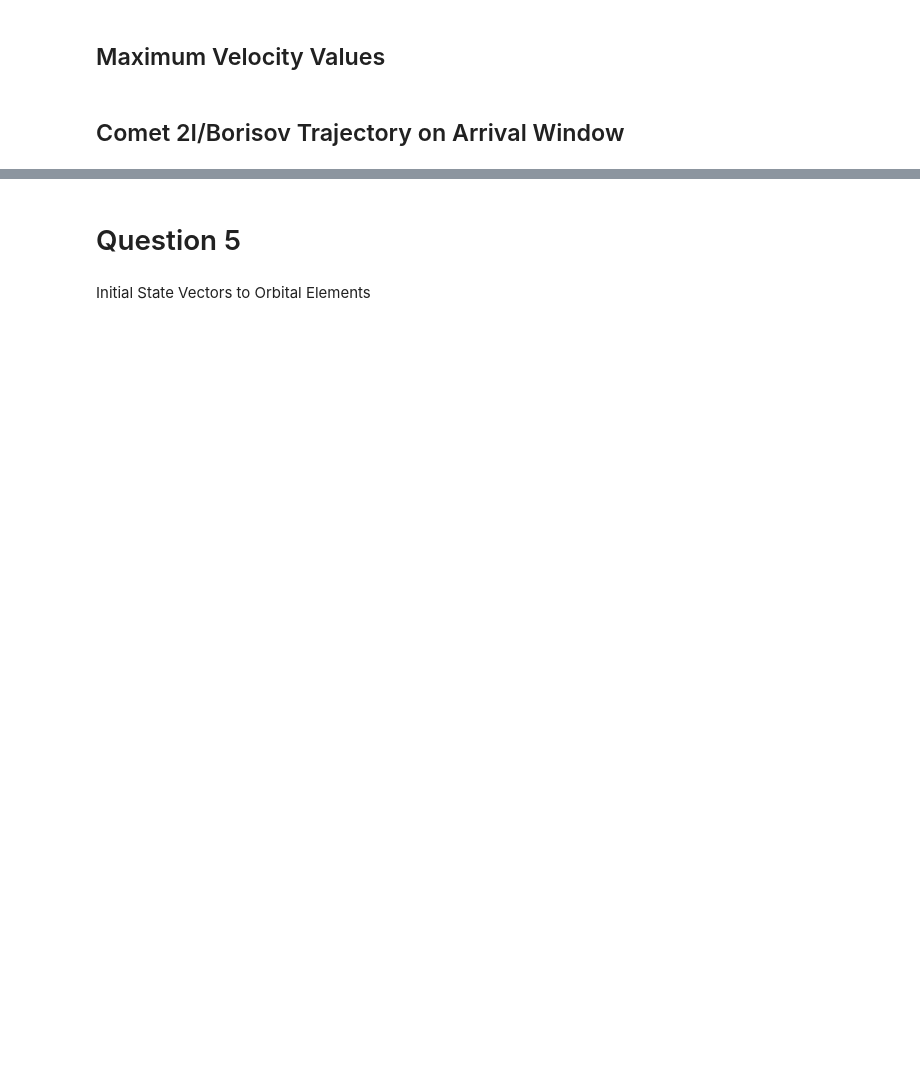
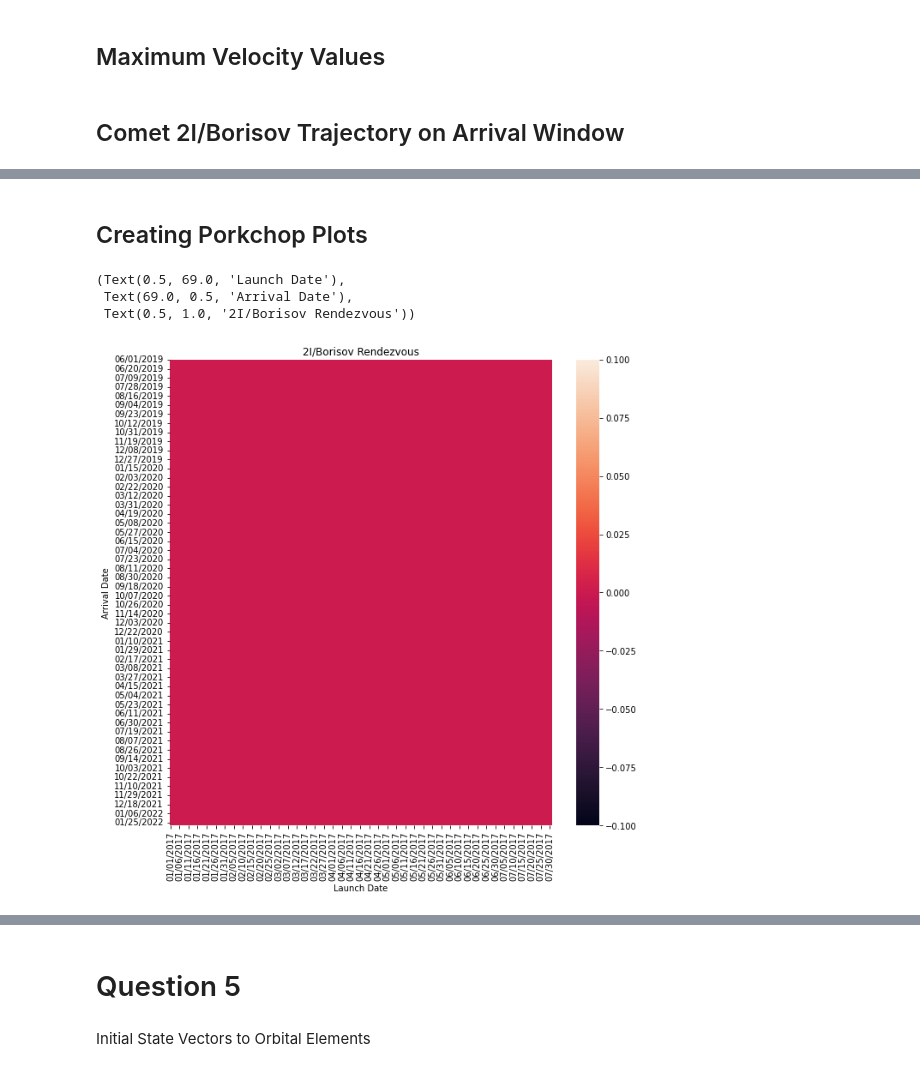
Before and after one commit to QuiteFiber93/Dylan-DSilva-AE502-SP23, a Jupyter notebook: hw1.ipynb, the cells around one changed output, grey strips where cells are left out. Cells and saved outputs as stored; diff of their text form; code cells hidden in the pictures; blank space fills up the shorter version.

```diff
--- a/hw1.ipynb
+++ b/hw1.ipynb
@@ -323,4 +323,17 @@ ValueError: x and y must be the same size
+# %%
+first_launch_date = pd.Timestamp( year = 2017, month = 1, day = 1, hour = 0, minute = 0, second = 0 ).to_julian_date()
+final_launch_date = pd.Timestamp( year = 2017, month = 7, day = 31, hour = 0, minute = 0, second = 0 ).to_julian_date()
+launch_window = np.arange(start = first_launch_date, stop = final_launch_date + 1, step = 1)
+
+first_arrival_date = pd.Timestamp( year = 2019, month = 6, day = 1, hour = 0, minute = 0, second = 0 ).to_julian_date()
+final_arrival_date = pd.Timestamp( year = 2022, month = 1, day = 31, hour = 0, minute = 0, second = 0 ).to_julian_date()
+arrival_window = np.arange(start = first_arrival_date, stop = final_arrival_date + 1, step = 1)
+
+launch_ax, arrival_ax = np.meshgrid(launch_window, arrival_window)
 # %% [markdown]
 ## Maximum Velocity Values
+# %%
+max_delta_v_flyby = 20
+max_delta_v_rendezvous = 60
 # %% [markdown]
 ## Comet 2I/Borisov Trajectory on Arrival Window
@@ -333,3 +348,8 @@ for delta_t in arrival_window-first_launch_date:
     )
     r_2I.append(r)
     v_2I.append(v)
+# %% [markdown]
+## Creating Porkchop Plots
+# %%
+delta_v_data_2I_flyby = np.empty((len(launch_window), len(arrival_window))).T
+delta_v_data_2I_rv = np.empty((len(launch_window), len(arrival_window))).T
@@ -335,0 +396,11 @@ for delta_t in arrival_window-first_launch_date:
+# %%
+df = pd.DataFrame(delta_v_data_2I_rv, index = pd.to_datetime(arrival_window, unit = "D", origin = "julian").strftime('%m/%d/%Y'), columns = pd.to_datetime(launch_window, unit = "D", origin = "julian").strftime('%m/%d/%Y'))
+# %%
+fig = plt.figure(figsize = (10, 10))
+ax = sns.heatmap(df)
+ax.set_xlabel("Launch Date"), ax.set_ylabel("Arrival Date"), ax.set_title("2I/Borisov Rendezvous")
+# %% [output]
+(Text(0.5, 69.0, 'Launch Date'),
+ Text(69.0, 0.5, 'Arrival Date'),
+ Text(0.5, 1.0, '2I/Borisov Rendezvous'))
+[figure, added]
```
Also changed, not shown: parts of 26 cells of this notebook.
